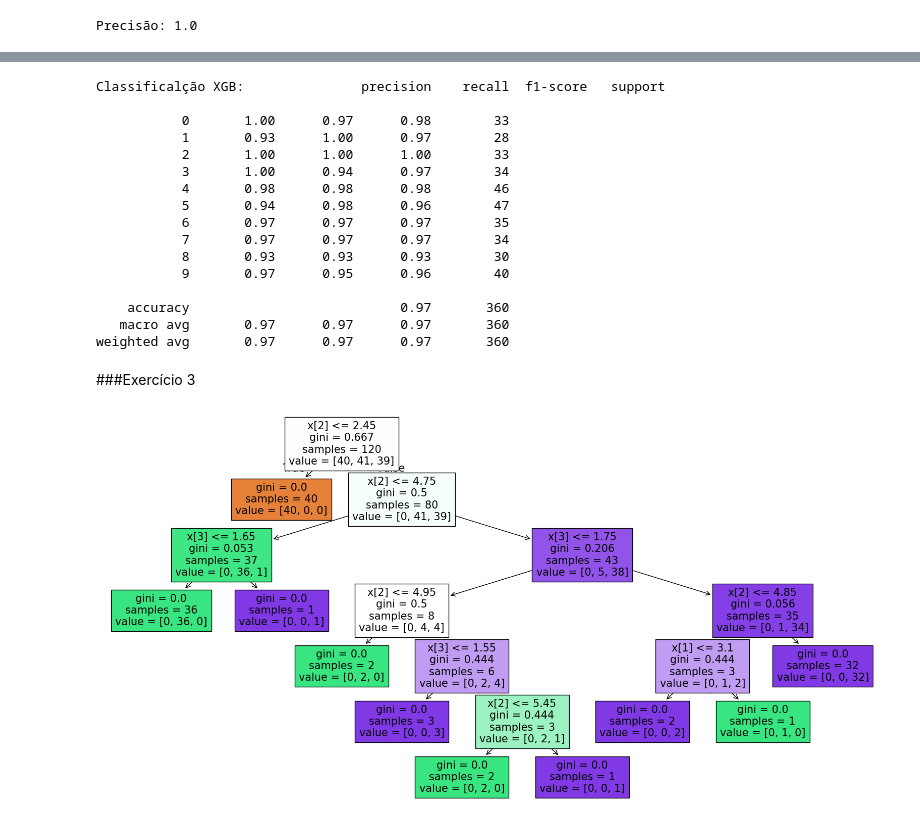
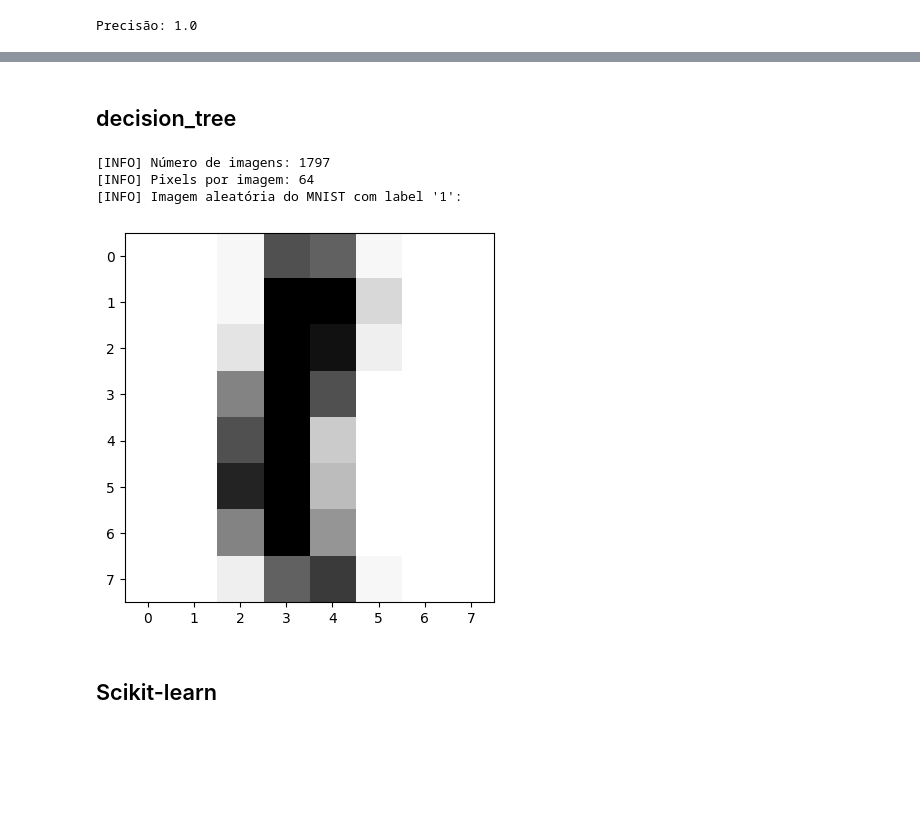
Before and after one commit to Scandiuzzii/mba-deeplearning-iad-006-2024-public, a Jupyter notebook: notebooks/começar_por_aqui.ipynb, the cells around one changed output, grey strips where cells are left out. Cells and saved outputs as stored; diff of their text form; code cells hidden in the pictures; blank space fills up the shorter version.

```diff
--- a/notebooks/começar_por_aqui.ipynb
+++ b/notebooks/começar_por_aqui.ipynb
@@ -84,30 +28,29 @@ weighted avg       1.00      1.00      1.00        30
-# %%
-clf_xgb = XGBClassifier(n_estimators=42, random_state=42, max_depth=10)
-clf_xgb.fit(X_train, y_train)
-y_pred_xgb = clf_xgb.predict(X_test)
-print("Classificalção XGB:", classification_report(y_test, y_pred_xgb))
-# %% [output]
-Classificalção XGB:               precision    recall  f1-score   support
-
-           0       1.00      0.97      0.98        33
-           1       0.93      1.00      0.97        28
-           2       1.00      1.00      1.00        33
-           3       1.00      0.94      0.97        34
-           4       0.98      0.98      0.98        46
-           5       0.94      0.98      0.96        47
-           6       0.97      0.97      0.97        35
-           7       0.97      0.97      0.97        34
-           8       0.93      0.93      0.93        30
-           9       0.97      0.95      0.96        40
-
-    accuracy                           0.97       360
-   macro avg       0.97      0.97      0.97       360
-weighted avg       0.97      0.97      0.97       360
-# %% [markdown]
-###Exercício 3
-# %%
-plt.figure(figsize=(20, 10))
-plot_tree(clf, filled=True)
-plt.show()
-# %% [output]
-[figure, removed]
+# %% [markdown]
+## decision_tree
+# %%
+# Carregar o conjunto de dados MNIST.
+
+from sklearn.datasets import load_digits
+import matplotlib.pyplot as plt
+import numpy as np
+
+# Carregar o conjunto de dados MNIST
+data, labels = load_digits(return_X_y=True)
+
+# Exibir informações do dataset MNIST
+print(f"[INFO] Número de imagens: {data.shape[0]}")
+print(f"[INFO] Pixels por imagem: {data.shape[1]}")
+
+# Escolher um índice aleatório do dataset e exibir a imagem com seu label correspondente
+np.random.seed(42)
+random_index = np.random.randint(data.shape[0])
+print(f"[INFO] Imagem aleatória do MNIST com label '{labels[random_index]}':")
+plt.imshow(data[random_index].reshape(8, 8), cmap="Greys")
+plt.show()
+# %% [output]
+[INFO] Número de imagens: 1797
+[INFO] Pixels por imagem: 64
+[INFO] Imagem aleatória do MNIST com label '1':
+[figure, added]
+# %% [markdown]
+## Scikit-learn
```
Also changed, not shown: parts of 22 cells of this notebook, 3 other files.
